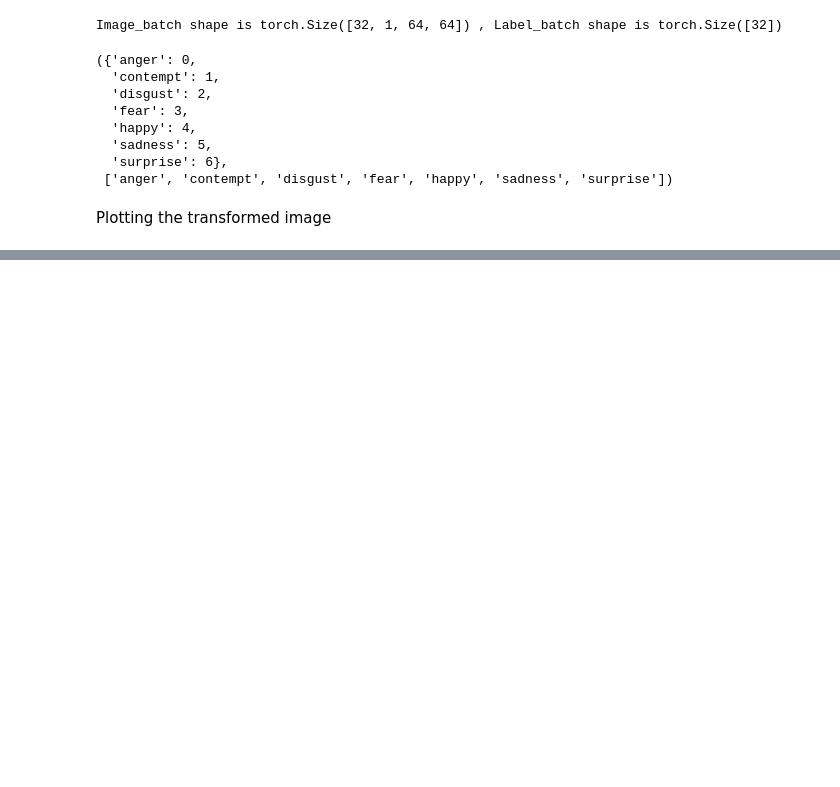
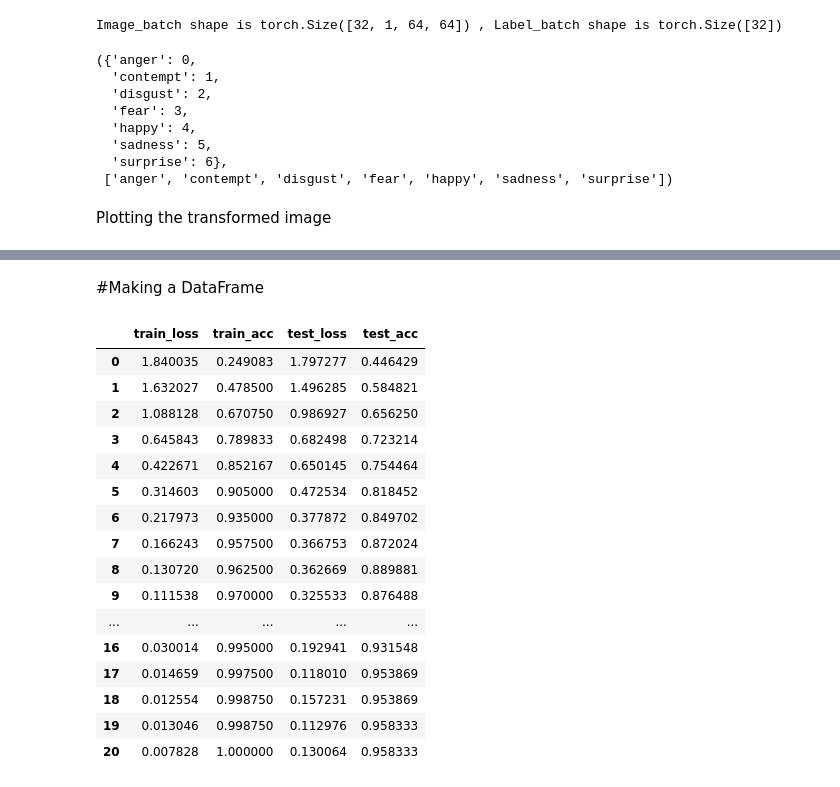
Before and after one commit to Pdinesh-k/Facial-Expression-Recognition, a Jupyter notebook: Facial_Expression_Recognition.ipynb, the cells around one changed output, grey strips where cells are left out. Saved outputs shown, nothing was run; the diff lists cells and outputs as text; code cells hidden in the pictures; blank space fills up the shorter version.

```diff
--- a/Facial_Expression_Recognition.ipynb
+++ b/Facial_Expression_Recognition.ipynb
@@ -336,0 +439,26 @@ display_random_images(train_data_custom , class_names , 10 , seed = None)
+# %%
+from tqdm.auto import tqdm
+#Setting up reproducability
+torch.manual_seed(42)
+
+#Defining epochs
+NUM_EPOCHS = 21
+
+model_0 = TinyVGG(input_shape = 1, hidden_units = 10,
+                  output_shape = len(class_names))
+
+loss_fn = torch.nn.CrossEntropyLoss()
+
+optimizer = torch.optim.Adam(model_0.parameters(),lr = 0.001)
+
+from timeit import default_timer as timer
+
+start_time = timer()
+
+model_0_results = train(model = model_0 , train_dataloader = train_dataloader,
+                        test_dataloader = test_dataloader , optimizer = optimizer,
+                        loss_fn = loss_fn , epochs = NUM_EPOCHS)
+
+end_time = timer()
+
+print(f"Total time : {end_time - start_time} sec")
@@ -336,0 +483,2 @@ display_random_images(train_data_custom , class_names , 10 , seed = None)
+# %% [markdown]
+#Making a DataFrame
@@ -336,0 +488,20 @@ display_random_images(train_data_custom , class_names , 10 , seed = None)
+# %%
+model_df
+# %% [output]
+|  | train_loss | train_acc | test_loss | test_acc |
+| 0 | 1.840035 | 0.249083 | 1.797277 | 0.446429 |
+| 1 | 1.632027 | 0.478500 | 1.496285 | 0.584821 |
+| 2 | 1.088128 | 0.670750 | 0.986927 | 0.656250 |
+| 3 | 0.645843 | 0.789833 | 0.682498 | 0.723214 |
+| 4 | 0.422671 | 0.852167 | 0.650145 | 0.754464 |
+| 5 | 0.314603 | 0.905000 | 0.472534 | 0.818452 |
+| 6 | 0.217973 | 0.935000 | 0.377872 | 0.849702 |
+| 7 | 0.166243 | 0.957500 | 0.366753 | 0.872024 |
+| 8 | 0.130720 | 0.962500 | 0.362669 | 0.889881 |
+| 9 | 0.111538 | 0.970000 | 0.325533 | 0.876488 |
+| ... | ... | ... | ... | ... |
+| 16 | 0.030014 | 0.995000 | 0.192941 | 0.931548 |
+| 17 | 0.014659 | 0.997500 | 0.118010 | 0.953869 |
+| 18 | 0.012554 | 0.998750 | 0.157231 | 0.953869 |
+| 19 | 0.013046 | 0.998750 | 0.112976 | 0.958333 |
+| 20 | 0.007828 | 1.000000 | 0.130064 | 0.958333 |
```
Also changed, not shown: parts of 25 cells of this notebook.
